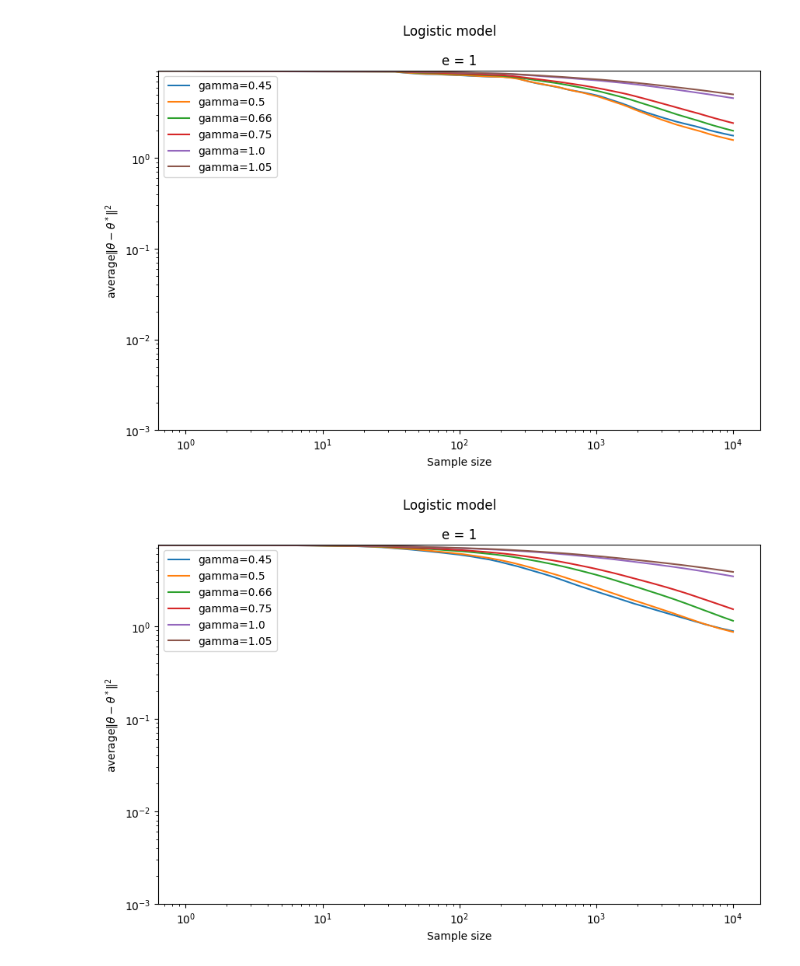
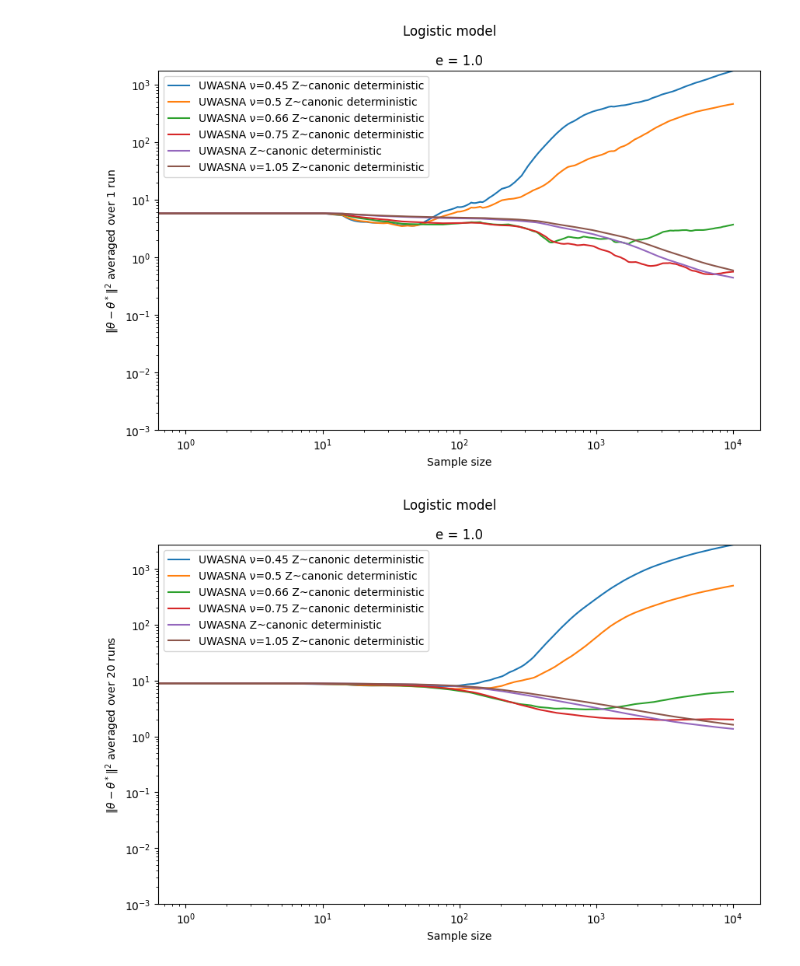
Before and after one commit to guillaume-salle/Optimisation_stochastique, a Jupyter notebook: simulation_UWASNA_canonic_deterministic.ipynb, the cells around one changed output. Saved outputs shown, nothing was run; the diff lists cells and outputs as text; code cells hidden in the pictures.

```diff
--- a/simulation_UWASNA_canonic_deterministic.ipynb
+++ b/simulation_UWASNA_canonic_deterministic.ipynb
@@ -12,7 +12,7 @@ from config import N, n, true_theta, bias_setting, mu_list, gamma_list, e
 objective_function = LogisticRegression(bias=bias_setting)
 optimizer_class = UWASNA
 optimizer_list = [
-    optimizer_class(mu=mu, generate_Z="canonic deterministic") for mu in mu_list
+    optimizer_class(nu=nu, generate_Z="canonic deterministic") for nu in nu_list
 ]
 
 simulation = Simulation(
@@ -25,14 +25,14 @@ simulation = Simulation(
 # %%
 # One run
 simulation.dataset = simulation.generate_dataset(n, true_theta)
 simulation.generate_initial_theta()
-err, _ = simulation.run(plot=True)
+_, _ = simulation.run(plot=True)
 # %% [output]
-[figure, old version]
+[figure, new version]
 # %%
-simulation.run_multiple_datasets(num_runs=N, n=n)
+simulation.run_multiple_datasets(N=N, n=n)
 # %% [output]
-[figure, old version]
+[figure, new version]
 # %%
 objective_function = LinearRegression(bias=bias_setting)
 simulation = Simulation(
```
Also changed, not shown: parts of 3 cells of this notebook, 23 other files.
